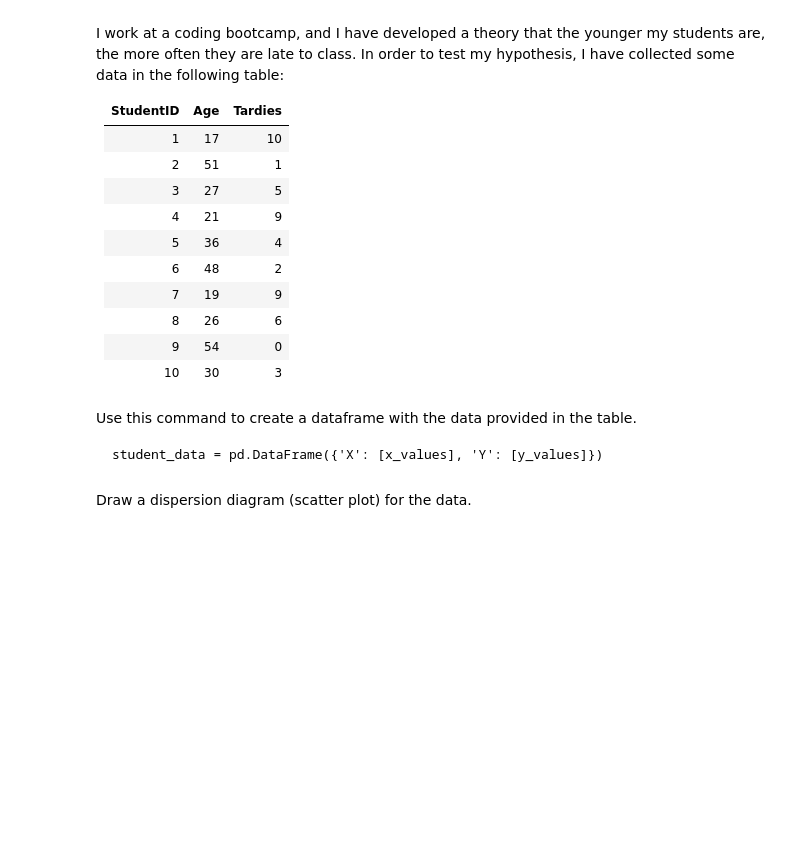
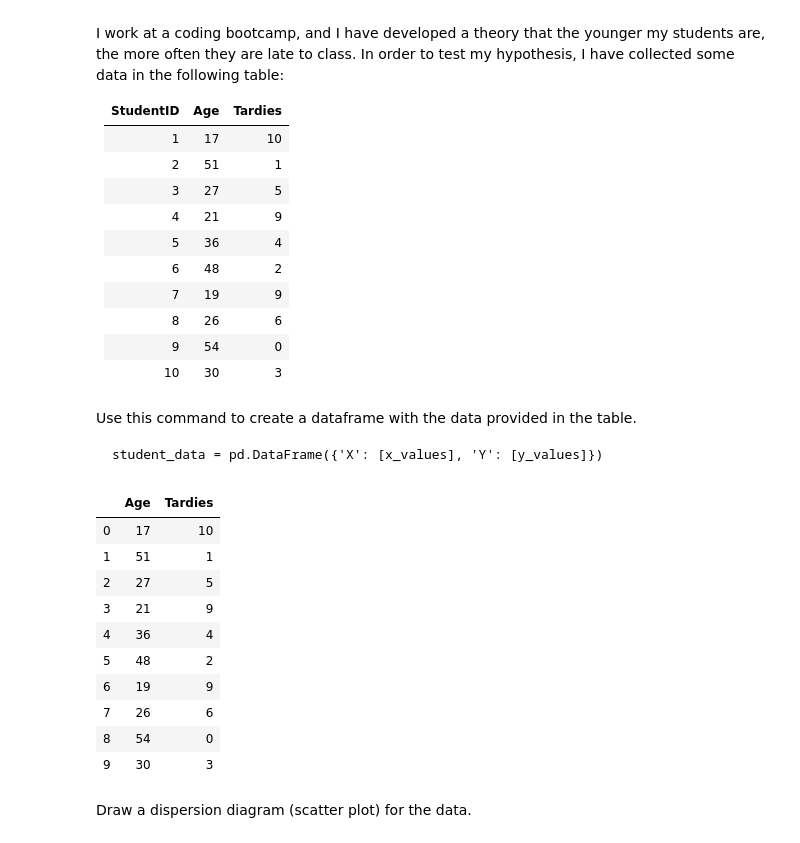
Before and after one commit to ta-data-lis/lab-regression-analysis, a Jupyter notebook: your-code/challenge1.ipynb, the cells around one changed output. Drawn from its saved outputs; the diff is of its cells as text; code cells hidden in the pictures; blank space fills up the shorter version.

```diff
--- a/your-code/challenge1.ipynb
+++ b/your-code/challenge1.ipynb
@@ -33,2 +31,20 @@ student_data = pd.DataFrame({'X': [x_values], 'Y': [y_values]})
+# %%
+import pandas as pd
+x_values = [17,51,27,21,36,48,19,26,54,30]
+y_values=[10,1,5,9,4,2,9,6,0,3]
+student_data = pd.DataFrame({'Age': x_values, 'Tardies': y_values})
+student_data
+# %% [output]
+|  | Age | Tardies |
+| 0 | 17 | 10 |
+| 1 | 51 | 1 |
+| 2 | 27 | 5 |
+| 3 | 21 | 9 |
+| 4 | 36 | 4 |
+| 5 | 48 | 2 |
+| 6 | 19 | 9 |
+| 7 | 26 | 6 |
+| 8 | 54 | 0 |
+| 9 | 30 | 3 |
 # %% [markdown]
 Draw a dispersion diagram (scatter plot) for the data.
```
Also changed, not shown: parts of 21 cells of this notebook.
